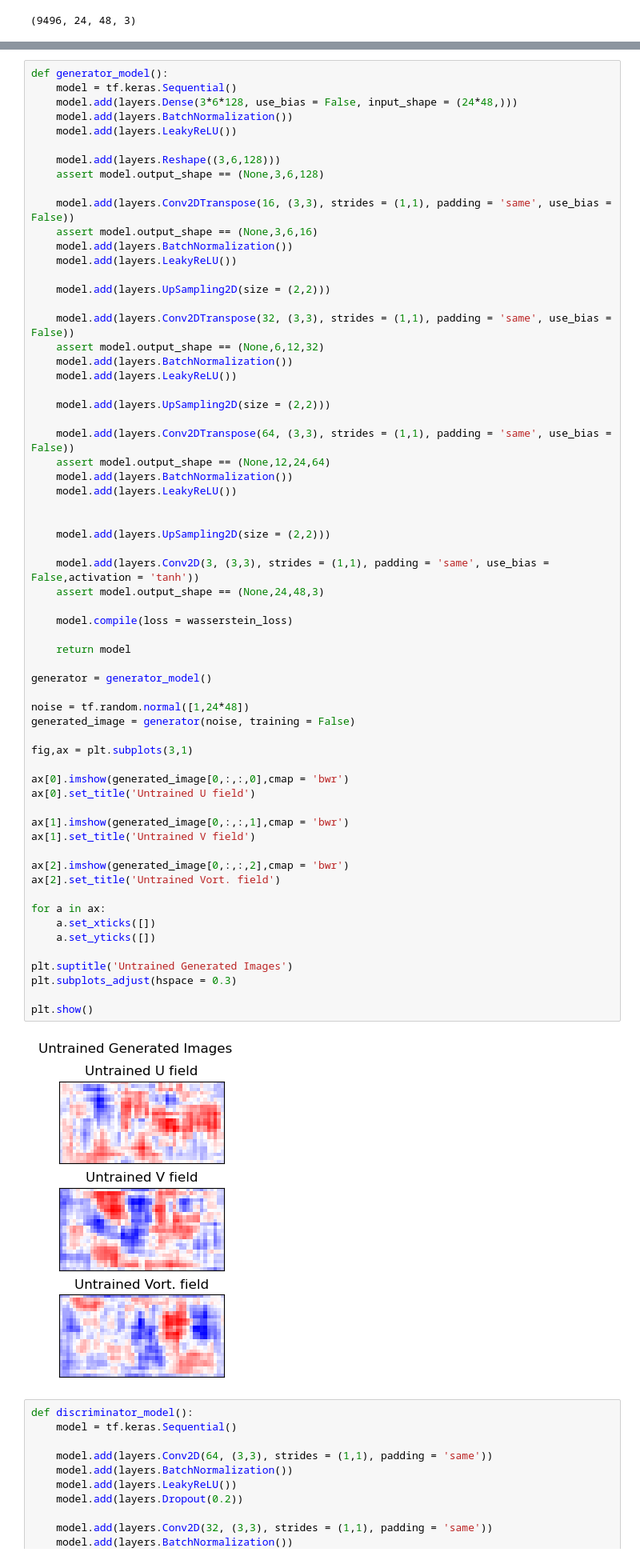
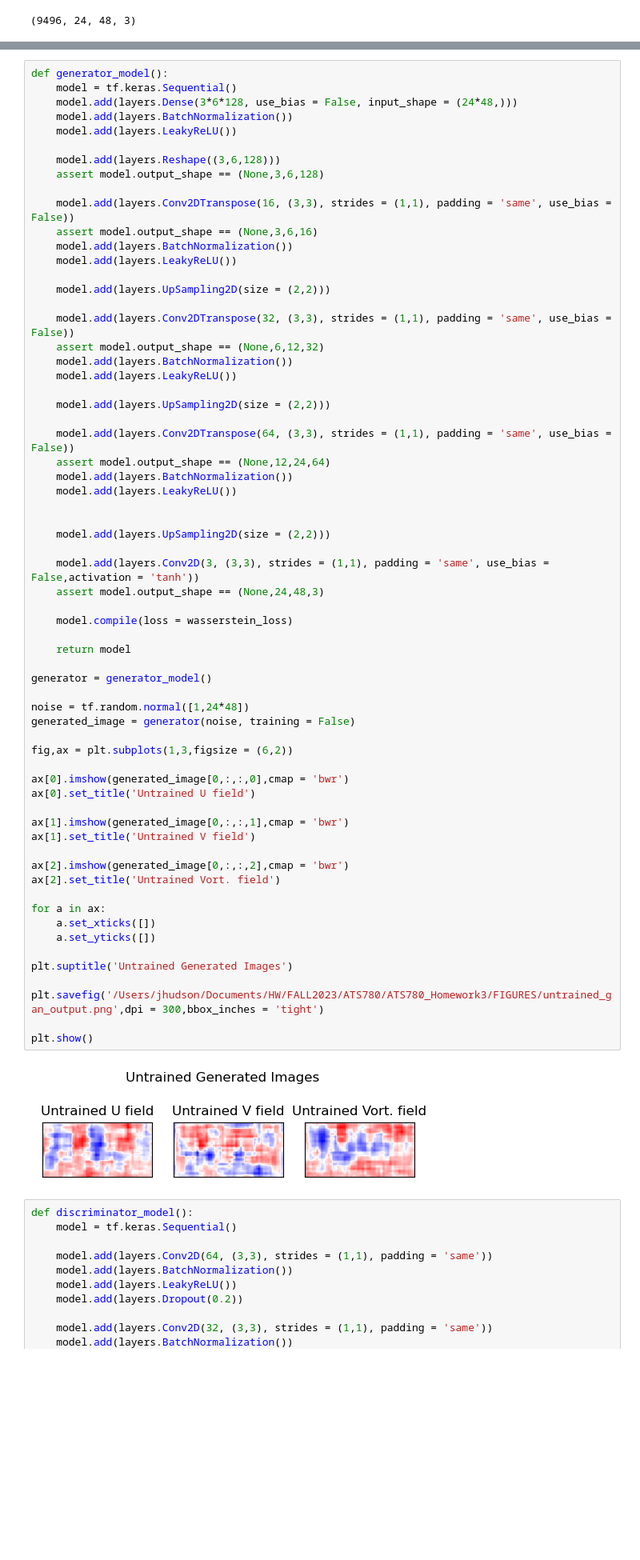
Before and after one commit to JustinRHudson/ATS780_Homework3, a Jupyter notebook: CODE/relVort_gan.ipynb, the cells around one changed output, grey strips where cells are left out. Shown at 80% size. Drawn from its saved outputs; the diff is of its cells as text; blank space fills up the shorter version.

```diff
--- a/CODE/relVort_gan.ipynb
+++ b/CODE/relVort_gan.ipynb
@@ -242,36 +244,37 @@ def generator_model():
     model.add(layers.Conv2D(3, (3,3), strides = (1,1), padding = 'same', use_bias = False,activation = 'tanh'))
     assert model.output_shape == (None,24,48,3)
 
     model.compile(loss = wasserstein_loss)
 
     return model
 
 generator = generator_model()
 
 noise = tf.random.normal([1,24*48])
 generated_image = generator(noise, training = False)
 
-fig,ax = plt.subplots(3,1)
+fig,ax = plt.subplots(1,3,figsize = (6,2))
 
 ax[0].imshow(generated_image[0,:,:,0],cmap = 'bwr')
 ax[0].set_title('Untrained U field')
 
 ax[1].imshow(generated_image[0,:,:,1],cmap = 'bwr')
 ax[1].set_title('Untrained V field')
 
 ax[2].imshow(generated_image[0,:,:,2],cmap = 'bwr')
 ax[2].set_title('Untrained Vort. field')
 
 for a in ax:
     a.set_xticks([])
     a.set_yticks([])
 
 plt.suptitle('Untrained Generated Images')
-plt.subplots_adjust(hspace = 0.3)
+
+plt.savefig('/Users/jhudson/Documents/HW/FALL2023/ATS780/ATS780_Homework3/FIGURES/untrained_gan_output.png',dpi = 300,bbox_inches = 'tight')
 
 plt.show()
 # %% [output]
-[figure, old version]
+[figure, new version]
 # %%
 def discriminator_model():
     model = tf.keras.Sequential()
```
Also changed, not shown: parts of 13 cells of this notebook.
